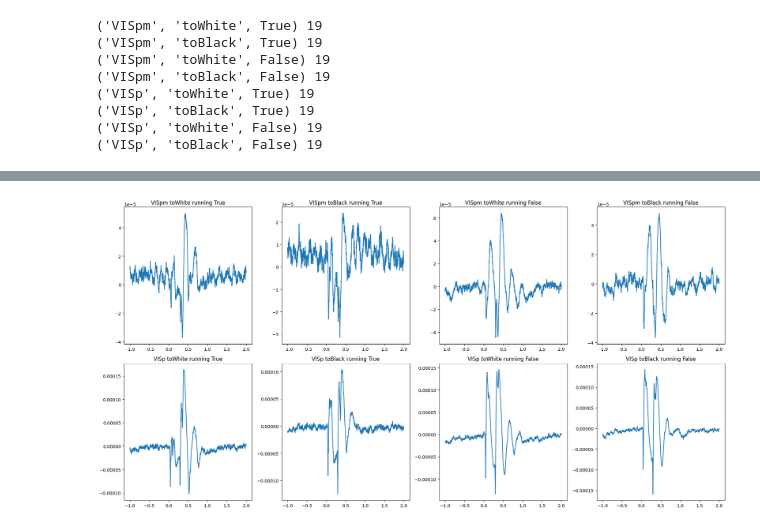
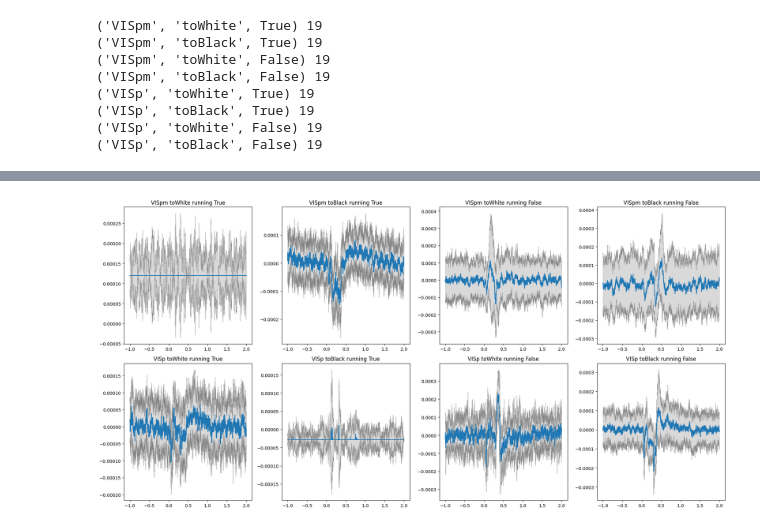
Before and after one commit to ikharitonov/allen-neuropixel-LFPs, a Jupyter notebook: lfp_grand_average/3-grand_average.ipynb, the cells around one changed output, grey strips where cells are left out. Drawn from its saved outputs; the diff is of its cells as text; code cells hidden in the pictures.

Commit message:
median + IQR, weighted averages

```diff
--- a/lfp_grand_average/3-grand_average.ipynb
+++ b/lfp_grand_average/3-grand_average.ipynb
@@ -45,0 +63,10 @@ for condition in conditions:
+# %%
+for condition in conditions:
+    selected_df = parsed_df[(parsed_df.area==condition[0]) & (parsed_df.condition==condition[1]) & (parsed_df.running==condition[2])]
+    for cols in selected_df.iterrows():
+        t, lfp_arr = np.load(path / cols[1].filename, allow_pickle=True)
+        # Saving time data, median time series and iqr (variability measure) time series for eahc condition-session entry
+        for i in selected_df.index:
+            parsed_df.at[i, 't'] = t.data
+            parsed_df.at[i, 'median'] = np.median(lfp_arr, axis=0)
+            parsed_df.at[i, 'iqr'] = get_iqr(lfp_arr)
@@ -48,11 +96,21 @@ weighted_average_lfps = []
 
 for condition in conditions:
     selected_df = parsed_df[(parsed_df.area==condition[0]) & (parsed_df.condition==condition[1]) & (parsed_df.running==condition[2])]
-    collected_lfp_arrs = []
+    N = selected_df.flashesAveragedOver.sum()
+
+    collected_weighted_median_ts = []
+    collected_weighted_iqr_ts = []
+
     for cols in selected_df.iterrows():
-        t, lfp_arr = np.load(path / cols[1].filename)
+        t, median_ts, iqr_ts = cols[1]['t'], cols[1]['median'], cols[1]['iqr']
+        collected_weighted_median_ts.append((cols[1].flashesAveragedOver / N) * median_ts)
+        collected_weighted_iqr_ts.append((cols[1].flashesAveragedOver / N) * iqr_ts)
         # collected_lfp_arrs.append(lfp_arr * cols[1].flashesAveragedOver) # multiplied by weightings
         # collected_lfp_arrs.append(lfp_arr)
-        for i in range(cols[1].flashesAveragedOver):
-            collected_lfp_arrs.append(lfp_arr)
-    weighted_average_lfps.append(np.array(collected_lfp_arrs).mean(axis=0))
+    collected_weighted_median_ts = np.array(collected_weighted_median_ts)
+    collected_weighted_iqr_ts = np.array(collected_weighted_iqr_ts)
+
+    current_condition_weighted_average = collected_weighted_median_ts.sum(axis=0)
+    current_condition_weighted_iqr = collected_weighted_iqr_ts.sum(axis=0)
+
+    weighted_average_lfps.append([t, current_condition_weighted_average, current_condition_weighted_iqr])
@@ -86,15 +117,25 @@ selected_df
 # %%
 fig, ax = plt.subplots(nrows=2, ncols=4, figsize=(20,10))
 
 for i in range(4):
-    ax[0][i].plot(t,weighted_average_lfps[i])
+    ax[0][i].plot(t,weighted_average_lfps[i][1])
+    lower = weighted_average_lfps[i][1] - weighted_average_lfps[i][2]
+    upper = weighted_average_lfps[i][1] + weighted_average_lfps[i][2]
+    ax[0][i].plot(t,lower,linestyle='--',linewidth=0.3, color='gray')
+    ax[0][i].plot(t,upper,linestyle='--',linewidth=0.3, color='gray')
+    ax[0][i].fill_between(t,upper,lower, color='k', alpha=0.15)
     ax[0][i].set_title(f'{conditions[i][0]} {conditions[i][1]} running {conditions[i][2]}')
 
 for i in range(4):
-    ax[1][i].plot(t,weighted_average_lfps[4+i])
+    ax[1][i].plot(t,weighted_average_lfps[4+i][1])
+    lower = weighted_average_lfps[4+i][1] - weighted_average_lfps[4+i][2]
+    upper = weighted_average_lfps[4+i][1] + weighted_average_lfps[4+i][2]
+    ax[1][i].plot(t,lower,linestyle='--',linewidth=0.3, color='gray')
+    ax[1][i].plot(t,upper,linestyle='--',linewidth=0.3, color='gray')
+    ax[1][i].fill_between(t,upper,lower, color='k', alpha=0.15)
     ax[1][i].set_title(f'{conditions[4+i][0]} {conditions[4+i][1]} running {conditions[4+i][2]}')
 
 plt.tight_layout()
 plt.show()
 # %% [output]
-[figure, old version]
+[figure, new version]
```
Also changed, not shown: parts of 12 cells of this notebook, 1 other file.
